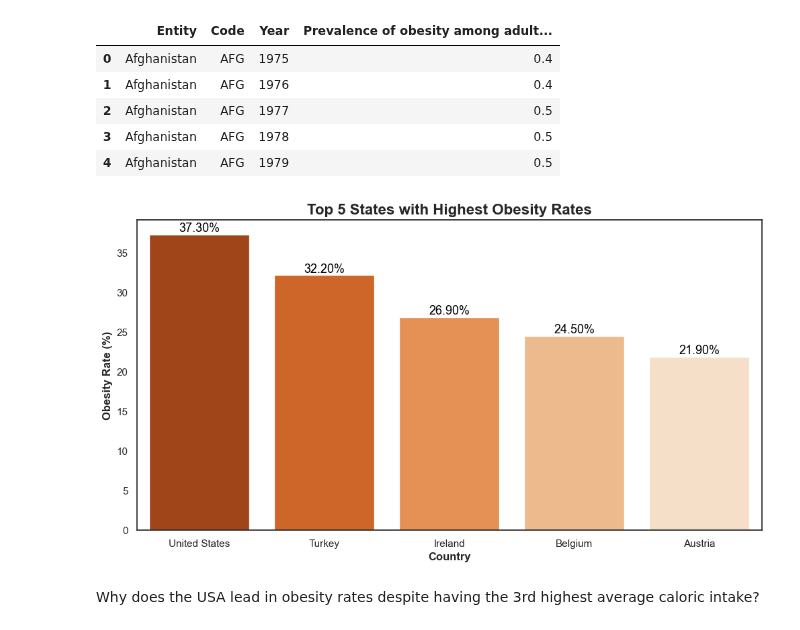
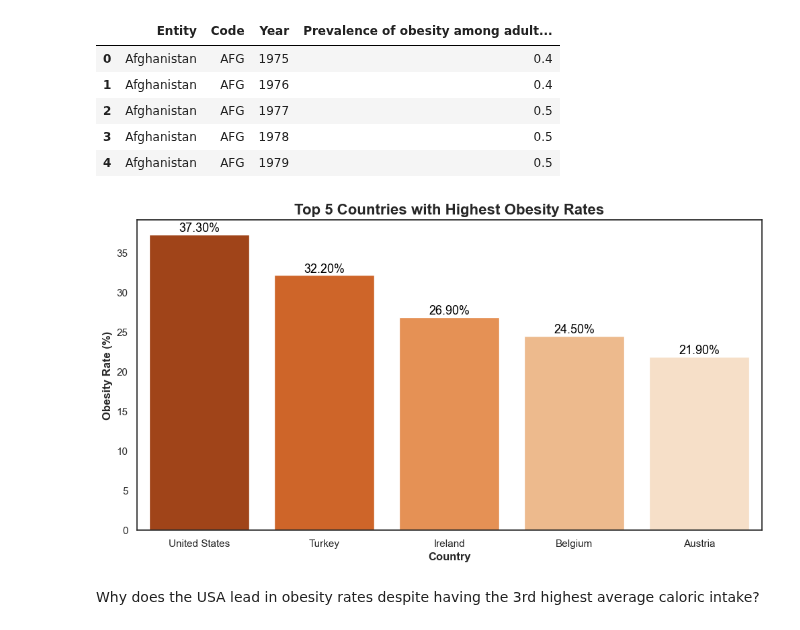
Before and after one commit to lizziefay/health_EDA, a Jupyter notebook: obesity_rates.ipynb, the cells around one changed output. Cells and saved outputs as stored; diff of their text form; code cells hidden in the pictures.

Commit message:
changed title of bar graph

```diff
--- a/obesity_rates.ipynb
+++ b/obesity_rates.ipynb
@@ -529,35 +529,35 @@ df.head()
 top_5_obesity = merge_calories[['Country', 'obesity_rates']].head().sort_values(by='obesity_rates', ascending=False)
 
 # Set plot size:
 plt.figure(figsize=(12,6))
 
 # Create plot:
 ax = sns.barplot(x='Country', y='obesity_rates', palette="Oranges_r", data=top_5_obesity)
 
 # Title
-plt.title('Top 5 States with Highest Obesity Rates', fontsize=16, fontweight='bold')
+plt.title('Top 5 Countries with Highest Obesity Rates', fontsize=16, fontweight='bold')
 
 # Axis labels
 plt.xlabel('Country', fontweight = 'bold')
 plt.ylabel('Obesity Rate (%)', fontweight = 'bold')
 
 # Add values on top of each bar:
 for bar in ax.patches:
     yval = bar.get_height()
     ax.text(
         bar.get_x() + bar.get_width() / 2,
         yval - 0.00,
         f'{yval:.2f}%',
         ha='center',
         va='bottom',
         fontsize=13,
         color="black"
     )
 
 # Show the plot
 plt.show()
 # %% [output]
-[figure, old version]
+[figure, new version]
 # %% [markdown]
 Why does the USA lead in obesity rates despite having the 3rd highest average caloric intake?
 # %%
```
